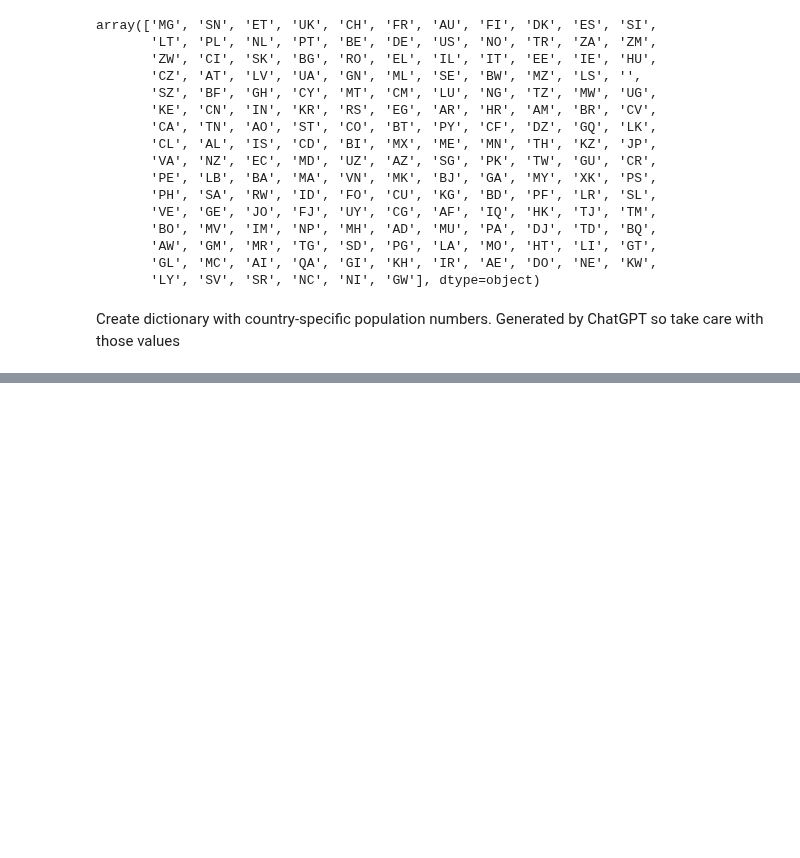
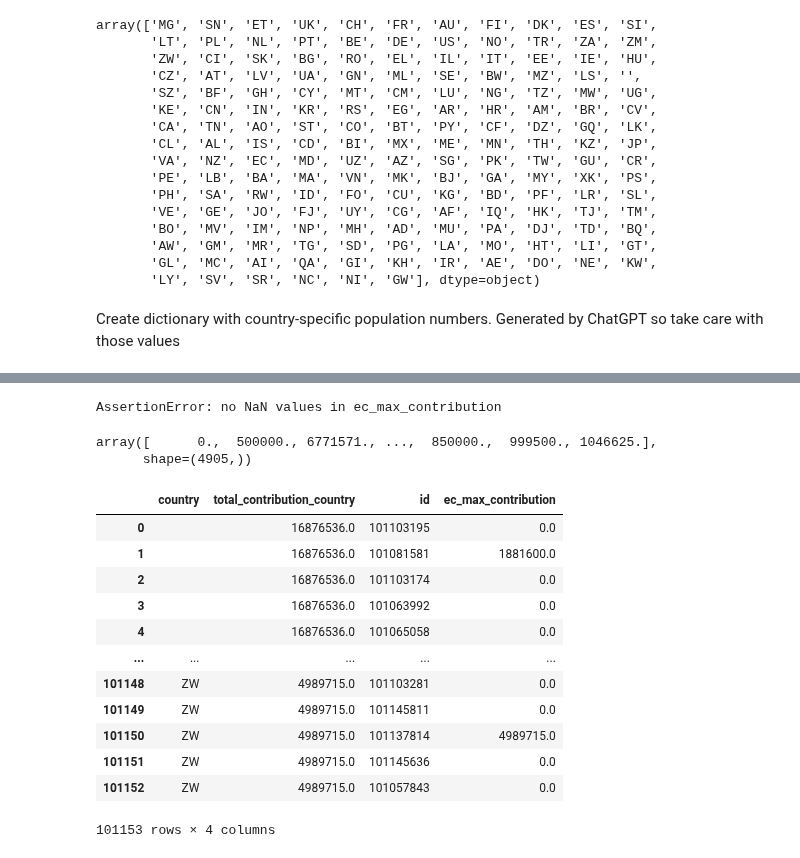
Before and after one commit to sulikismaylovv/EU_Horizon_Dashboard, a Jupyter notebook: notebooks/Interactive_map.ipynb, the cells around one changed output, grey strips where cells are left out. Cells and saved outputs as stored; diff of their text form; code cells hidden in the pictures; blank space fills up the shorter version.

```diff
--- a/notebooks/Interactive_map.ipynb
+++ b/notebooks/Interactive_map.ipynb
@@ -37,8 +40,8 @@ from backend.etl.ingestion import inspect_bad_lines, auto_fix_row, robust_csv_re
 notebook_dir = os.getcwd()
 base_dir = os.path.dirname(notebook_dir)
 
-df_proj_processed = robust_csv_reader(f'{base_dir}/data/processed/project_df.csv', delimiter=',')
-df_proj_interim = robust_csv_reader(f'{base_dir}/data/interim/project_df.csv', delimiter=',')
+df_proj = robust_csv_reader(f'{base_dir}/data/processed/project_df.csv', delimiter=',')
+# df_proj_interim = robust_csv_reader(f'{base_dir}/data/interim/project_df.csv', delimiter=',')
 df_org = robust_csv_reader(f'{base_dir}/data/processed/organization_df.csv', delimiter=',')
 df_topics = robust_csv_reader(f'{base_dir}/data/processed/topics_df.csv', delimiter=',')
 # %%
@@ -178,0 +218,15 @@ NameError: name 'df_proj_org' is not defined
+# %%
+from backend.etl.cleaning import clean_date_column
+df_proj['start_year'] = clean_date_column(df_proj['start_date']).dt.year
+
+# STEP 1: Get project-country combinations (one row per country per project)
+proj_country = df_org[['id', 'country']]
+
+# add contribution per project
+proj_country = proj_country.merge(
+    df_proj[['id', 'ec_max_contribution']],
+    on='id',
+    how='left'
+)
+
+proj_country
@@ -178,0 +248,38 @@ NameError: name 'df_proj_org' is not defined
+# %%
+try:
+    assert True in proj_country['ec_max_contribution'].isna()
+except AssertionError:
+    print('AssertionError: no NaN values in ec_max_contribution')
+# %% [output]
+AssertionError: no NaN values in ec_max_contribution
+# %%
+# set column ec-max_contribution to numeric
+proj_country['ec_max_contribution'] = pd.to_numeric(proj_country['ec_max_contribution'], errors='coerce').fillna(0.0)
+proj_country['ec_max_contribution'].unique()
+# %% [output]
+array([      0.,  500000., 6771571., ...,  850000.,  999500., 1046625.],
+      shape=(4905,))
+# %%
+# Calculate total contribution per country (sum over all projects related to that country)
+country_data = proj_country.groupby('country')['ec_max_contribution'].sum().reset_index()
+
+# Rename column for clarity
+country_data = country_data.rename(columns={'ec_max_contribution': 'total_contribution_country'})
+
+# Merge back into proj_country on 'country'
+country_data = country_data.merge(proj_country, on='country', how='left')
+country_data
+# %% [output]
+|  | country | total_contribution_country | id | ec_max_contribution |
+| 0 |  | 16876536.0 | 101103195 | 0.0 |
+| 1 |  | 16876536.0 | 101081581 | 1881600.0 |
+| 2 |  | 16876536.0 | 101103174 | 0.0 |
+| 3 |  | 16876536.0 | 101063992 | 0.0 |
+| 4 |  | 16876536.0 | 101065058 | 0.0 |
+| ... | ... | ... | ... | ... |
+| 101148 | ZW | 4989715.0 | 101103281 | 0.0 |
+| 101149 | ZW | 4989715.0 | 101145811 | 0.0 |
+| 101150 | ZW | 4989715.0 | 101137814 | 4989715.0 |
+| 101151 | ZW | 4989715.0 | 101145636 | 0.0 |
+| 101152 | ZW | 4989715.0 | 101057843 | 0.0 |
+101153 rows × 4 columns
```
Also changed, not shown: parts of 22 cells of this notebook.
